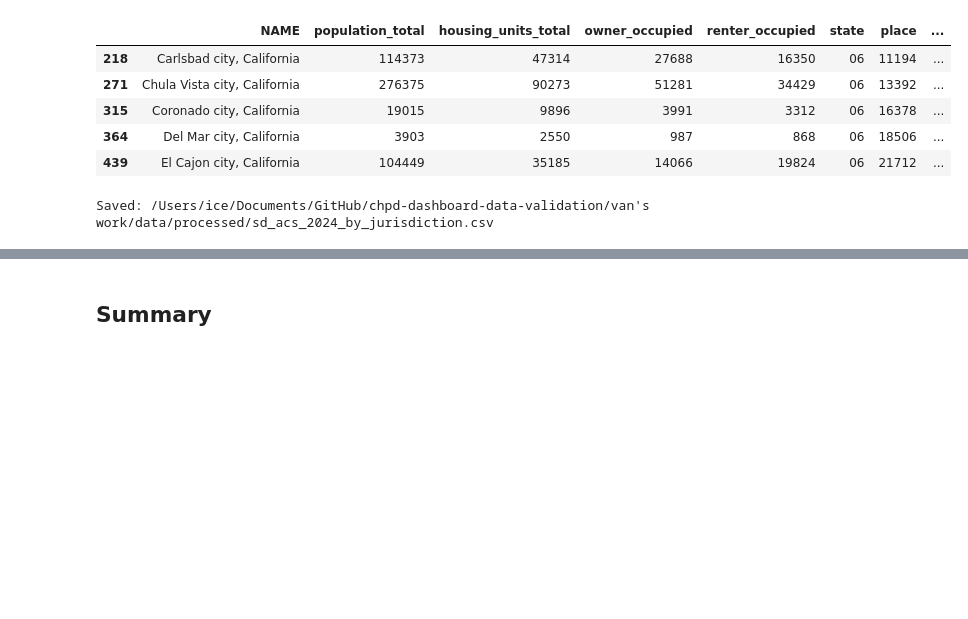
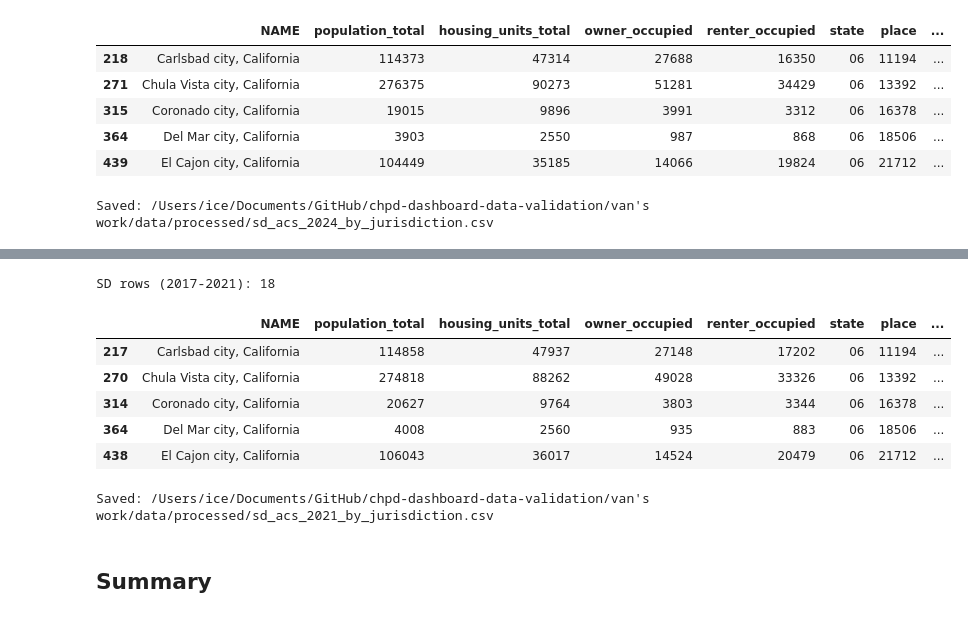
Before and after one commit to laurenthanhvo/chpd-dashboard-data-validation, a Jupyter notebook: van's work/notebooks/rhna_housing_production.ipynb, the cells around one changed output, grey strips where cells are left out. Saved outputs shown, nothing was run; the diff lists cells and outputs as text; code cells hidden in the pictures; blank space fills up the shorter version.

```diff
--- a/van's work/notebooks/rhna_housing_production.ipynb
+++ b/van's work/notebooks/rhna_housing_production.ipynb
@@ -983,3 +991,36 @@ Saved: /Users/ice/Documents/GitHub/chpd-dashboard-data-validation/van's work/dat
+# %%
+ACS_2021_DATA_YEAR = 2021
+ACS_2021_VINTAGE_LABEL = "2017-2021"
+
+acs_2021_url = f"https://api.census.gov/data/{ACS_2021_DATA_YEAR}/acs/acs5"
+params_2021 = {
+    "get": ",".join(["NAME", *ACS_VARS.keys()]),
+    "for": "place:*",
+    "in": f"state:{CALIFORNIA_STATE_FIPS}",
+    "key": CENSUS_API_KEY,
+}
+
+acs_2021_raw = get_json(acs_2021_url, params=params_2021)
+acs_2021_df = pd.DataFrame(acs_2021_raw[1:], columns=acs_2021_raw[0]).rename(columns=ACS_VARS)
+acs_2021_df["jur_clean"] = acs_2021_df["NAME"].str.replace(r" city, California$", "", regex=True).map(normalize_jurisdiction)
+
+sd_acs_2021 = acs_2021_df[acs_2021_df["jur_clean"].isin(sd_jur_keys)].copy()
+print(f"SD rows ({ACS_2021_VINTAGE_LABEL}):", len(sd_acs_2021))
+sd_acs_2021.head()
+# %% [output]
+SD rows (2017-2021): 18
+|  | NAME | population_total | housing_units_total | owner_occupied | renter_occupied | state | place | ... |
+| 217 | Carlsbad city, California | 114858 | 47937 | 27148 | 17202 | 06 | 11194 | ... |
+| 270 | Chula Vista city, California | 274818 | 88262 | 49028 | 33326 | 06 | 13392 | ... |
+| 314 | Coronado city, California | 20627 | 9764 | 3803 | 3344 | 06 | 16378 | ... |
+| 364 | Del Mar city, California | 4008 | 2560 | 935 | 883 | 06 | 18506 | ... |
+| 438 | El Cajon city, California | 106043 | 36017 | 14524 | 20479 | 06 | 21712 | ... |
+# %%
+acs_2021_output_path = PROCESSED_DIR / f"sd_acs_{ACS_2021_DATA_YEAR}_by_jurisdiction.csv"
+sd_acs_2021.to_csv(acs_2021_output_path, index=False)
+print("Saved:", acs_2021_output_path)
+# %% [output]
+Saved: /Users/ice/Documents/GitHub/chpd-dashboard-data-validation/van's work/data/processed/sd_acs_2021_by_jurisdiction.csv
 # %% [markdown]
 ## Summary
 # %%
```
Also changed, not shown: parts of 3 cells of this notebook, 3 other files.
